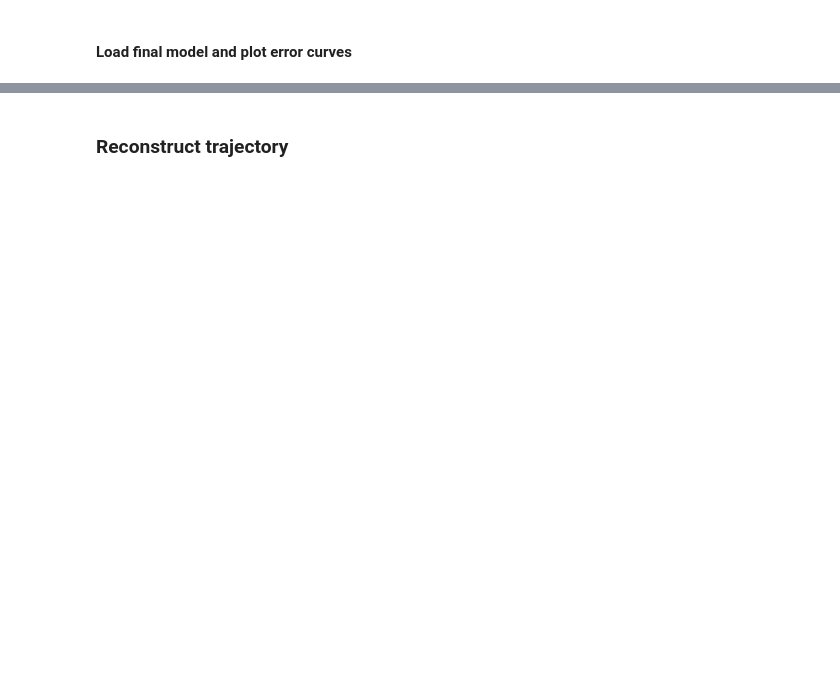
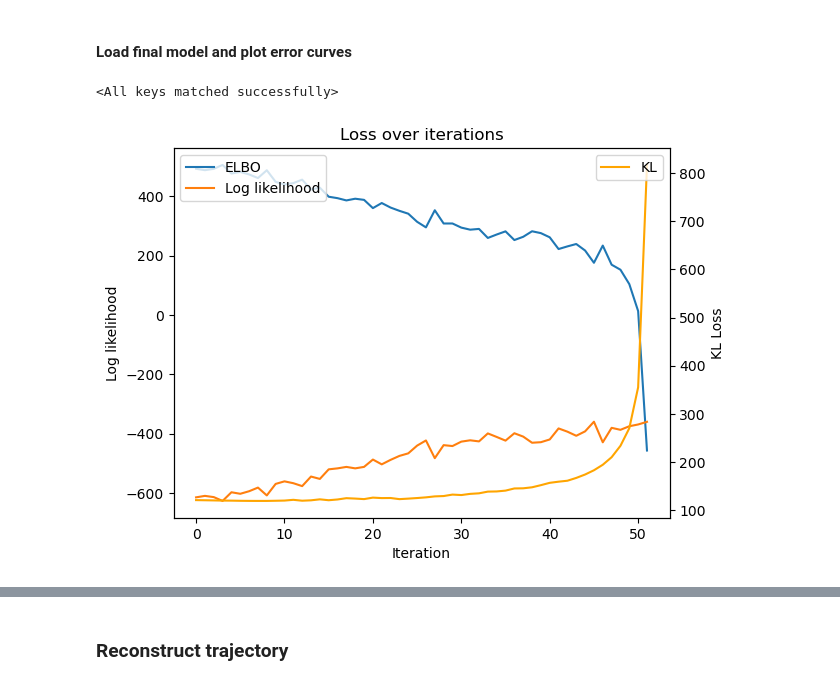
Before and after one commit to nguyen-td/perceptual-straightening, a Jupyter notebook: main.ipynb, the cells around one changed output, grey strips where cells are left out. Saved outputs shown, nothing was run; the diff lists cells and outputs as text; code cells hidden in the pictures; blank space fills up the shorter version.

```diff
--- a/main.ipynb
+++ b/main.ipynb
@@ -23,10 +23,11 @@ data_path = "/Users/nguyentiendung/GitHub/perceptual-straightening/data/simulati
 # %% [markdown]
 ### Run inference
 # %%
-model = ELBO(N, data_path)
+glob_curv = 90 * (np.pi / 180) # in rad
+model = ELBO(N, data_path, glob_curv)
 
 lr = 1e-4
-optimizer = torch.optim.Adam(model.parameters(), lr=lr)
+optimizer = torch.optim.SGD(model.parameters(), lr=lr)
 model_file = Path(out_dict) / f'model_{sim_curvature}.pt'
 # %% [markdown]
 #### Pre-train optimizer by only optimizing KL-divergence first (find a good initialization)
@@ -66,10 +54,16 @@ plt.show()
 # %% [markdown]
 #### Optimize the whole ELBO
 # %%
-iterations = 5000
+iterations = 10000
+
+# errors
 errors = np.zeros(iterations)
 kl_loss = np.zeros(iterations)
 ll_loss = np.zeros(iterations)
+
+# variables
+mus = np.zeros(iterations)
+ds = np.zeros(iterations)
 
 best_iteration = 0
 for i in range(iterations):
@@ -77,13 +71,20 @@ for i in range(iterations):
     kl = model.kl_divergence()
     loss = model.compute_loss(log_ll, kl)
 
+    # gradient update
     loss.backward()
+    # for name, param in model.named_parameters():
+    #     print(f"{name}: grad={param.grad}")
+
     optimizer.step()
     optimizer.zero_grad()
 
+    # store errors for each iteration
     errors[i] = loss.item()
     kl_loss[i] = kl.item()
     ll_loss[i] = log_ll.item()
+    mus[i] = model.mu_c.detach().numpy()[0] * (180 / np.pi)
+    ds[i] = model.mu_d.detach().numpy()[0]
 
     # save best model but exclude the ones whose errors are below 0
     if errors[i] <= errors[best_iteration] and (not errors[i] < 0):
@@ -94,15 +95,23 @@ for i in range(iterations):
         best_iteration = i
 
     # print progress
-    if not i % 100:
+    if not i % 5:
         print(f"Epoch: {i}, Loss: {loss.item()}")
 
     # stop when error becomes too negative
-    if errors[i] < -300:
+    if errors[i] < -20:
         errors = errors[:i+1]
         kl_loss = kl_loss[:i+1]
         ll_loss = ll_loss[:i+1]
+        mus = mus[:i+1]
+        ds = ds[:i+1]
         break
 
 print(f'Best epoch: {best_iteration}, Loss: {errors[best_iteration]}')
+
+# save parameters
+phi_params = {'d': d_best,
+              'c': c_best,
+              'a': a_best}
+torch.save(phi_params, Path(data_path) / f'params_{sim_curvature}.pt')
 # %% [output]
@@ -126,31 +136,35 @@ Epoch: 3000, Loss: 276.75592041015625
 # %% [markdown]
 #### Load final model and plot error curves
 # %%
-best_model = ELBO(N, data_path)
-best_model.load_state_dict(torch.load(model_file))
+best_model = ELBO(N, data_path, glob_curv)
+best_model.load_state_dict(torch.load(model_file, weights_only=True))
+# %% [output]
+<All keys matched successfully>
 # %%
 fig, ax1 = plt.subplots()
 
 # Primary y-axis (ELBO and Neg. log likelihood)
 ax1.plot(errors, label='ELBO')
 ax1.plot(ll_loss, label='Log likelihood')
 ax1.set_xlabel('Iteration')
 ax1.set_ylabel('Log likelihood')
 ax1.tick_params(axis='y')
 
 # Add title
 plt.title('Loss over iterations')
 
 # Create a secondary y-axis for KL loss
 ax2 = ax1.twinx()
-ax2.plot(kl_loss[:3800], label='KL', color='orange')
+ax2.plot(kl_loss, label='KL', color='orange')
 ax2.set_ylabel('KL Loss')
 ax2.tick_params(axis='y')
 
 # Add legends for both axes
 ax1.legend(loc='upper left')
 ax2.legend(loc='upper right')
 
 # save and show the plot
 plt.savefig(Path(out_dict) / f"error_{sim_curvature}")
 plt.show()
+# %% [output]
+[figure, added]
```
Also changed, not shown: parts of 12 cells of this notebook, 2 other files.
